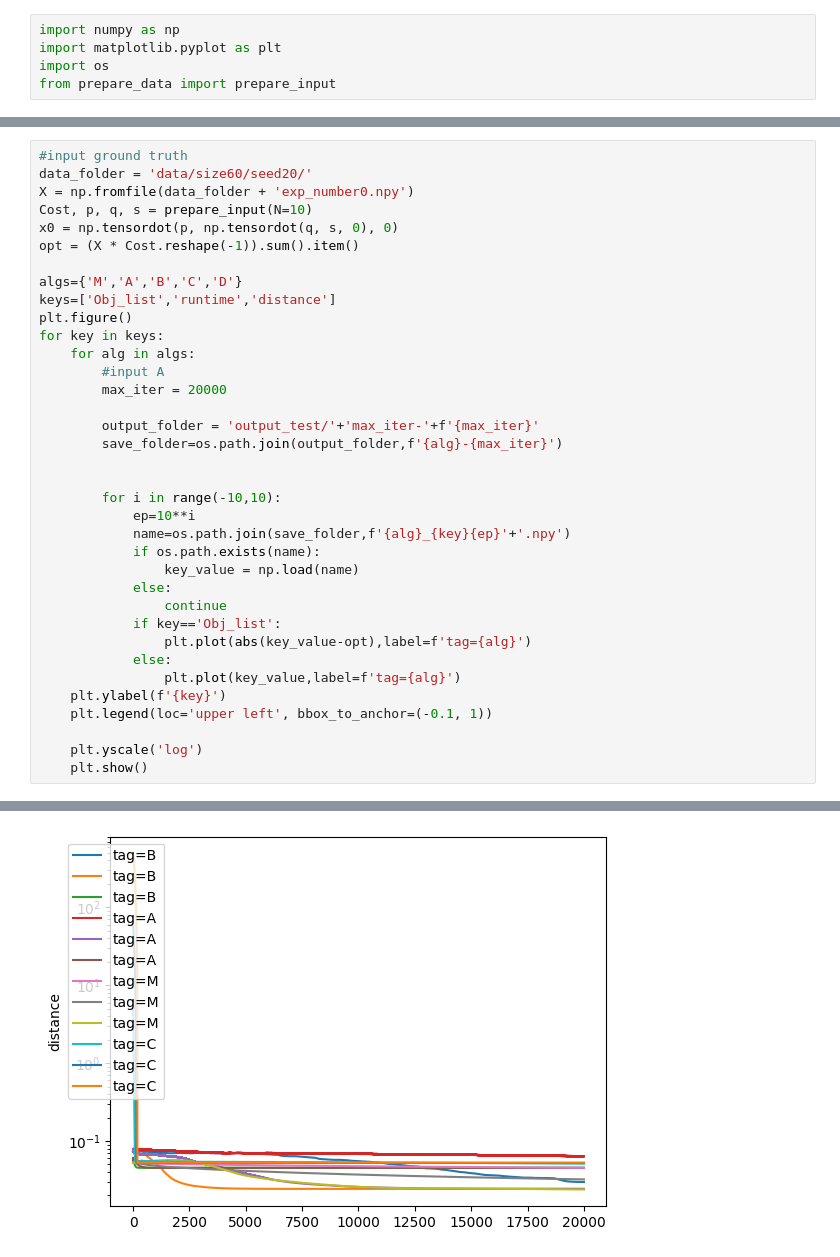
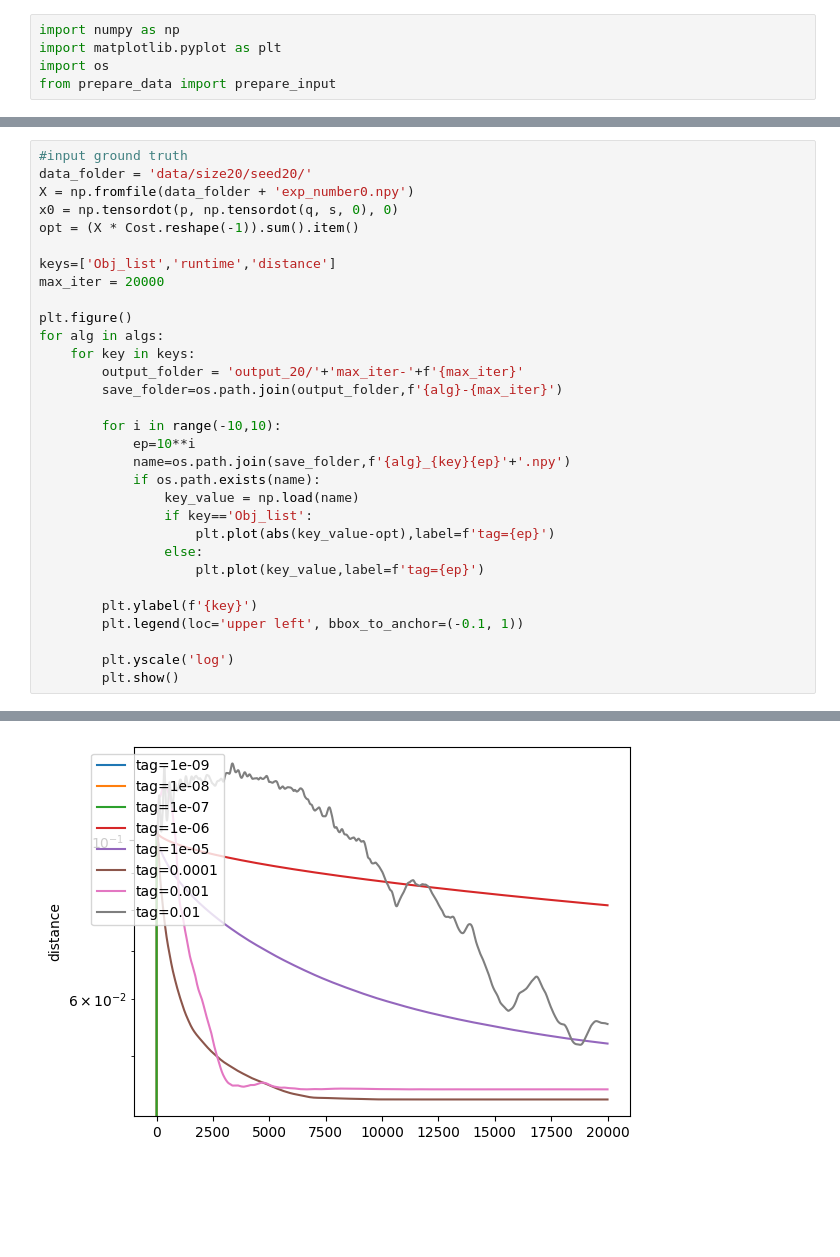
Before and after one commit to HaiVuBui/MDROT, a Jupyter notebook: view_result.ipynb, the cells around one changed output, grey strips where cells are left out. Cells and saved outputs as stored; diff of their text form; blank space fills up the shorter version.

```diff
--- a/view_result.ipynb
+++ b/view_result.ipynb
@@ -6,37 +111,32 @@ from prepare_data import prepare_input
 # %%
 #input ground truth
-data_folder = 'data/size60/seed20/'
+data_folder = 'data/size20/seed20/'
 X = np.fromfile(data_folder + 'exp_number0.npy')
-Cost, p, q, s = prepare_input(N=10)
 x0 = np.tensordot(p, np.tensordot(q, s, 0), 0)
 opt = (X * Cost.reshape(-1)).sum().item()
 
-algs={'M','A','B','C','D'}
 keys=['Obj_list','runtime','distance']
+max_iter = 20000
+
 plt.figure()
-for key in keys:
-    for alg in algs:
-        #input A
-        max_iter = 20000
-
-        output_folder = 'output_test/'+'max_iter-'+f'{max_iter}'
+for alg in algs:
+    for key in keys:
+        output_folder = 'output_20/'+'max_iter-'+f'{max_iter}'
         save_folder=os.path.join(output_folder,f'{alg}-{max_iter}')
-
 
         for i in range(-10,10):
             ep=10**i
             name=os.path.join(save_folder,f'{alg}_{key}{ep}'+'.npy')
             if os.path.exists(name):
                 key_value = np.load(name)
-            else:
-                continue
-            if key=='Obj_list':
-                plt.plot(abs(key_value-opt),label=f'tag={alg}')
-            else:
-                plt.plot(key_value,label=f'tag={alg}')
-    plt.ylabel(f'{key}')
-    plt.legend(loc='upper left', bbox_to_anchor=(-0.1, 1))
+                if key=='Obj_list':
+                    plt.plot(abs(key_value-opt),label=f'tag={ep}')
+                else:
+                    plt.plot(key_value,label=f'tag={ep}')
 
-    plt.yscale('log')
-    plt.show()
+        plt.ylabel(f'{key}')
+        plt.legend(loc='upper left', bbox_to_anchor=(-0.1, 1))
+
+        plt.yscale('log')
+        plt.show()
 # %% [output]
@@ -45 +145 @@ for key in keys:
-[figure, old version]
+[figure, new version]
```
Also changed, not shown: parts of 10 cells of this notebook, 10 other files.
